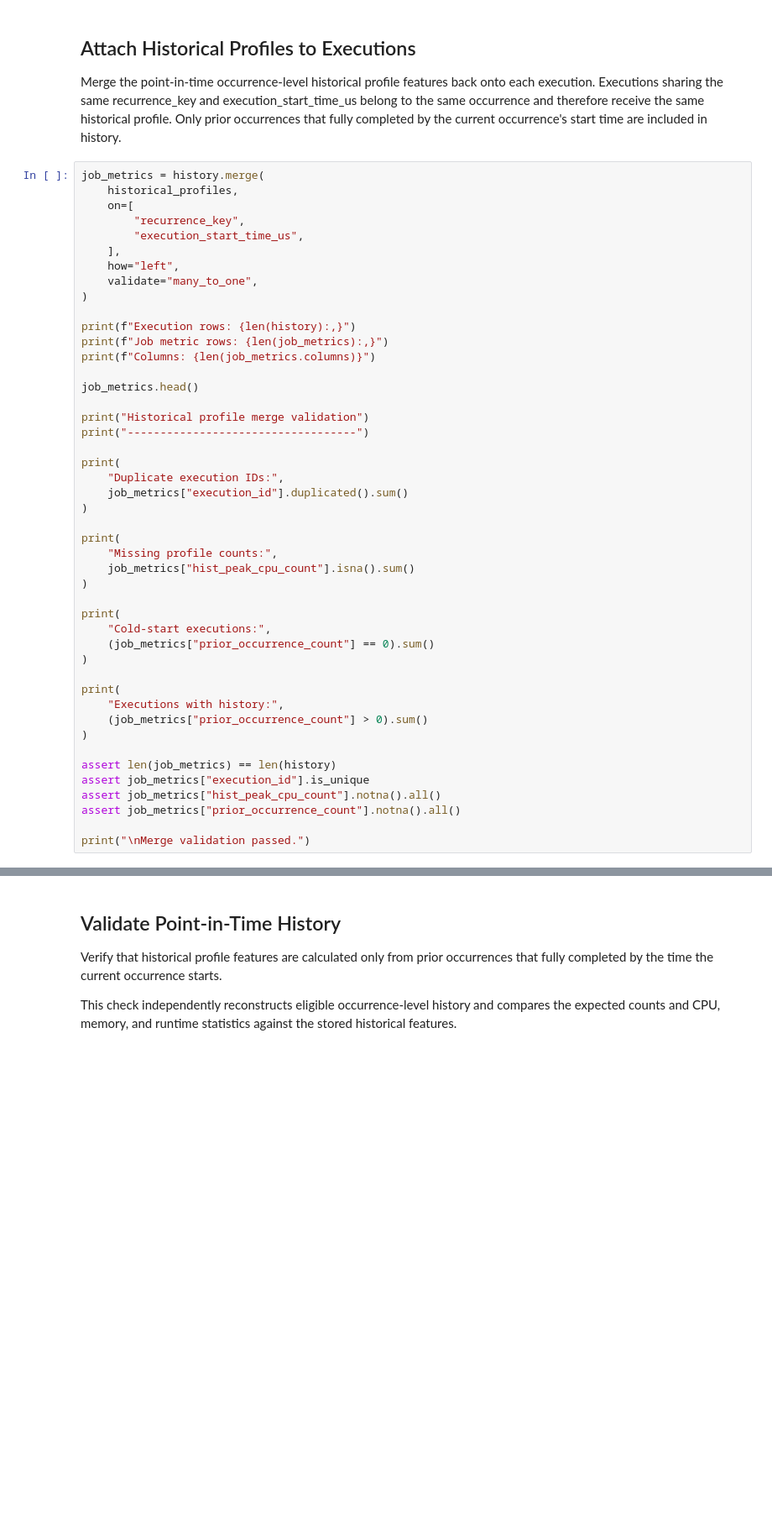
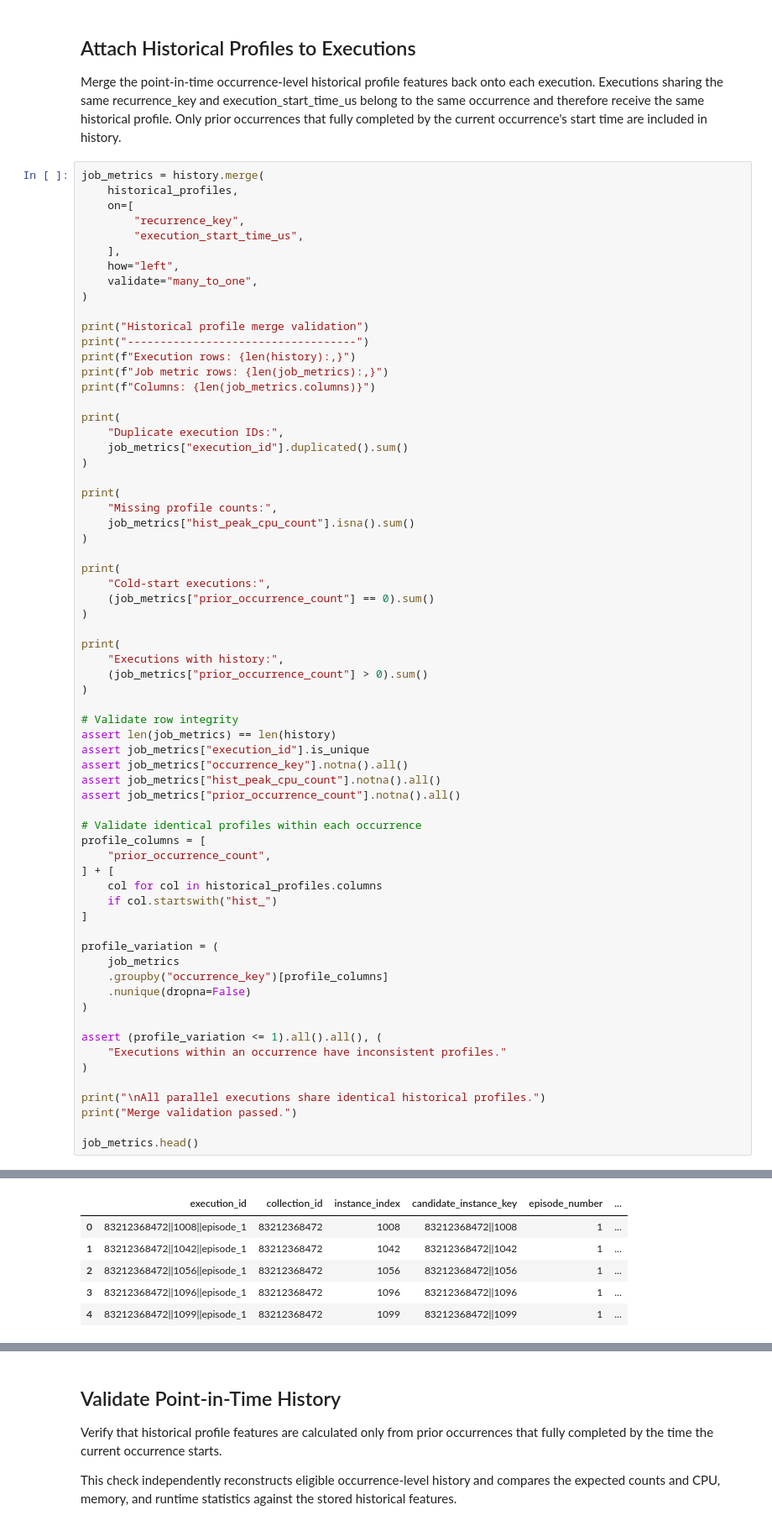
Before and after one commit to sonalilonkar1/masters-project, a Jupyter notebook: pipelines/google_subset/03_buildProfilesAndMetrics.ipynb, the cells around one changed output, grey strips where cells are left out. Shown at 84% size. Drawn from its saved outputs; the diff is of its cells as text; blank space fills up the shorter version.

```diff
--- a/pipelines/google_subset/03_buildProfilesAndMetrics.ipynb
+++ b/pipelines/google_subset/03_buildProfilesAndMetrics.ipynb
@@ -440,14 +831,11 @@ job_metrics = history.merge(
     validate="many_to_one",
 )
 
+print("Historical profile merge validation")
+print("-----------------------------------")
 print(f"Execution rows: {len(history):,}")
 print(f"Job metric rows: {len(job_metrics):,}")
 print(f"Columns: {len(job_metrics.columns)}")
-
-job_metrics.head()
-
-print("Historical profile merge validation")
-print("-----------------------------------")
 
 print(
     "Duplicate execution IDs:",
@@ -469,10 +857,33 @@ print(
     (job_metrics["prior_occurrence_count"] > 0).sum()
 )
 
+# Validate row integrity
 assert len(job_metrics) == len(history)
 assert job_metrics["execution_id"].is_unique
+assert job_metrics["occurrence_key"].notna().all()
 assert job_metrics["hist_peak_cpu_count"].notna().all()
 assert job_metrics["prior_occurrence_count"].notna().all()
 
-print("\nMerge validation passed.")
+# Validate identical profiles within each occurrence
+profile_columns = [
+    "prior_occurrence_count",
+] + [
+    col for col in historical_profiles.columns
+    if col.startswith("hist_")
+]
+
+profile_variation = (
+    job_metrics
+    .groupby("occurrence_key")[profile_columns]
+    .nunique(dropna=False)
+)
+
+assert (profile_variation <= 1).all().all(), (
+    "Executions within an occurrence have inconsistent profiles."
+)
+
+print("\nAll parallel executions share identical historical profiles.")
+print("Merge validation passed.")
+
+job_metrics.head()
 # %% [output]
@@ -489 +901,7 @@ Executions with history: 172784
 Merge validation passed.
+|  | execution_id | collection_id | instance_index | candidate_instance_key | episode_number | ... |
+| 0 | 83212368472||1008||episode_1 | 83212368472 | 1008 | 83212368472||1008 | 1 | ... |
+| 1 | 83212368472||1042||episode_1 | 83212368472 | 1042 | 83212368472||1042 | 1 | ... |
+| 2 | 83212368472||1056||episode_1 | 83212368472 | 1056 | 83212368472||1056 | 1 | ... |
+| 3 | 83212368472||1096||episode_1 | 83212368472 | 1096 | 83212368472||1096 | 1 | ... |
+| 4 | 83212368472||1099||episode_1 | 83212368472 | 1099 | 83212368472||1099 | 1 | ... |
```
Also changed, not shown: parts of 28 cells of this notebook.
